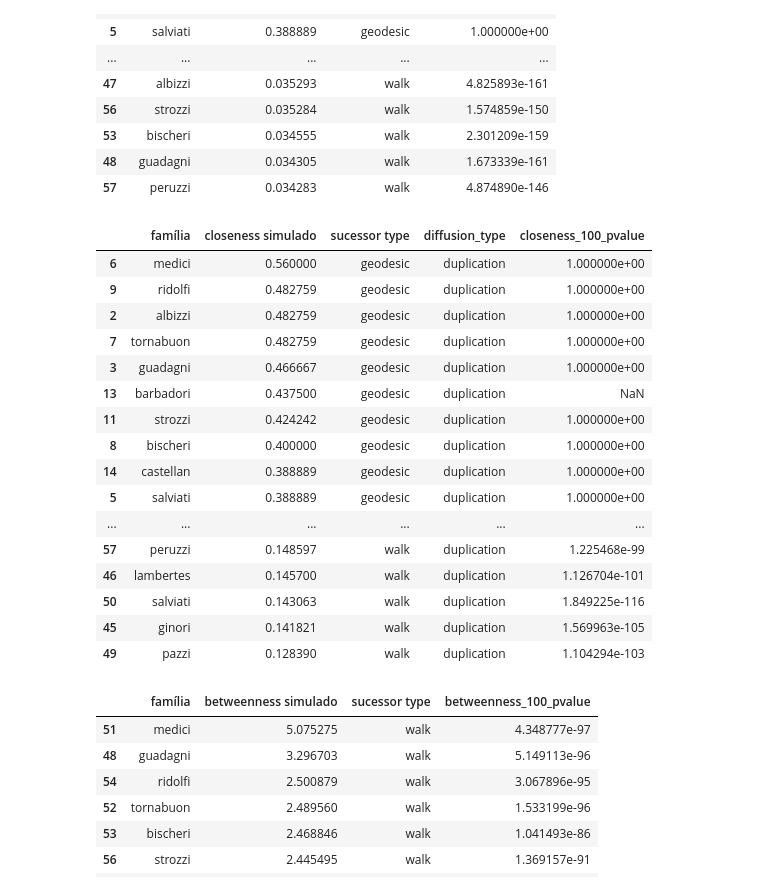
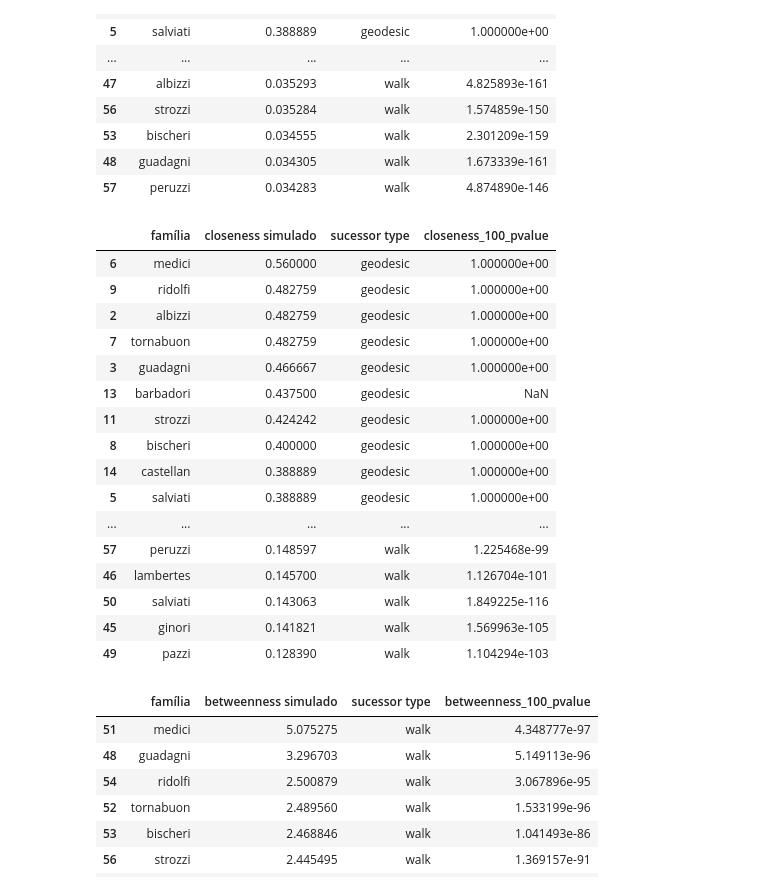
Before and after one commit to martimfj/redesoc-2018, a Jupyter notebook: Encontro13/Encontro13.ipynb, the cells around one changed output. Drawn from its saved outputs; the diff is of its cells as text; code cells hidden in the pictures.

```diff
--- a/Encontro13/Encontro13.ipynb
+++ b/Encontro13/Encontro13.ipynb
@@ -444,25 +435,25 @@ transfer[["família", "closeness simulado", "sucessor type", 'closeness_100_pval
 | 48 | guadagni | 0.034305 | walk | 1.673339e-161 |
 | 57 | peruzzi | 0.034283 | walk | 4.874890e-146 |
 # %%
-duplication[["família", "closeness simulado", "sucessor type", "diffusion_type", 'closeness_100_pvalue']].sort_values(by=['closeness simulado'], ascending=False)
+duplication[["família", "closeness simulado", "sucessor type", 'closeness_100_pvalue']].sort_values(by=['closeness simulado'], ascending=False)
 # %% [output]
-|  | família | closeness simulado | sucessor type | diffusion_type | closeness_100_pvalue |
-| 6 | medici | 0.560000 | geodesic | duplication | 1.000000e+00 |
-| 9 | ridolfi | 0.482759 | geodesic | duplication | 1.000000e+00 |
-| 2 | albizzi | 0.482759 | geodesic | duplication | 1.000000e+00 |
-| 7 | tornabuon | 0.482759 | geodesic | duplication | 1.000000e+00 |
-| 3 | guadagni | 0.466667 | geodesic | duplication | 1.000000e+00 |
-| 13 | barbadori | 0.437500 | geodesic | duplication | NaN |
-| 11 | strozzi | 0.424242 | geodesic | duplication | 1.000000e+00 |
-| 8 | bischeri | 0.400000 | geodesic | duplication | 1.000000e+00 |
-| 14 | castellan | 0.388889 | geodesic | duplication | 1.000000e+00 |
-| 5 | salviati | 0.388889 | geodesic | duplication | 1.000000e+00 |
-| ... | ... | ... | ... | ... | ... |
-| 57 | peruzzi | 0.148597 | walk | duplication | 1.225468e-99 |
-| 46 | lambertes | 0.145700 | walk | duplication | 1.126704e-101 |
-| 50 | salviati | 0.143063 | walk | duplication | 1.849225e-116 |
-| 45 | ginori | 0.141821 | walk | duplication | 1.569963e-105 |
-| 49 | pazzi | 0.128390 | walk | duplication | 1.104294e-103 |
+|  | família | closeness simulado | sucessor type | closeness_100_pvalue |
+| 6 | medici | 0.560000 | geodesic | 1.000000e+00 |
+| 9 | ridolfi | 0.482759 | geodesic | 1.000000e+00 |
+| 2 | albizzi | 0.482759 | geodesic | 1.000000e+00 |
+| 7 | tornabuon | 0.482759 | geodesic | 1.000000e+00 |
+| 3 | guadagni | 0.466667 | geodesic | 1.000000e+00 |
+| 13 | barbadori | 0.437500 | geodesic | NaN |
+| 11 | strozzi | 0.424242 | geodesic | 1.000000e+00 |
+| 8 | bischeri | 0.400000 | geodesic | 1.000000e+00 |
+| 14 | castellan | 0.388889 | geodesic | 1.000000e+00 |
+| 5 | salviati | 0.388889 | geodesic | 1.000000e+00 |
+| ... | ... | ... | ... | ... |
+| 57 | peruzzi | 0.148597 | walk | 1.225468e-99 |
+| 46 | lambertes | 0.145700 | walk | 1.126704e-101 |
+| 50 | salviati | 0.143063 | walk | 1.849225e-116 |
+| 45 | ginori | 0.141821 | walk | 1.569963e-105 |
+| 49 | pazzi | 0.128390 | walk | 1.104294e-103 |
 # %%
 transfer[["família", "betweenness simulado", "sucessor type", 'betweenness_100_pvalue']].sort_values(by=['betweenness simulado'], ascending=False)
 # %% [output]
```
Also changed, not shown: parts of 4 cells of this notebook.
